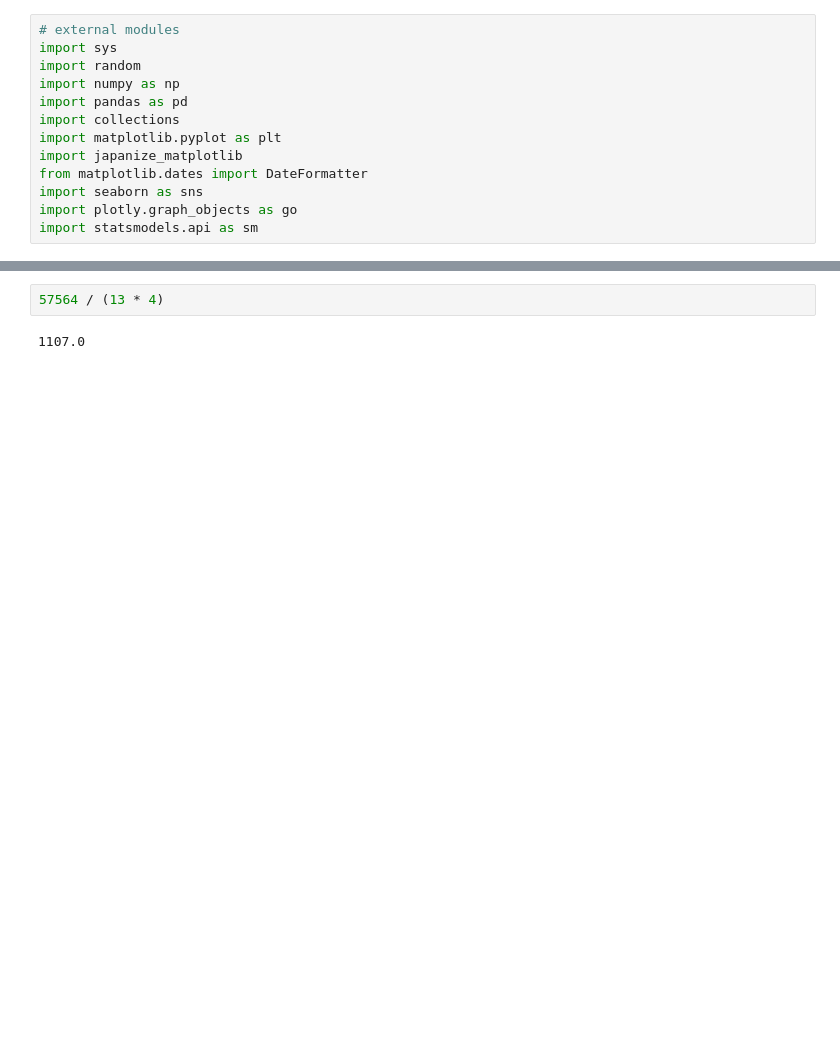
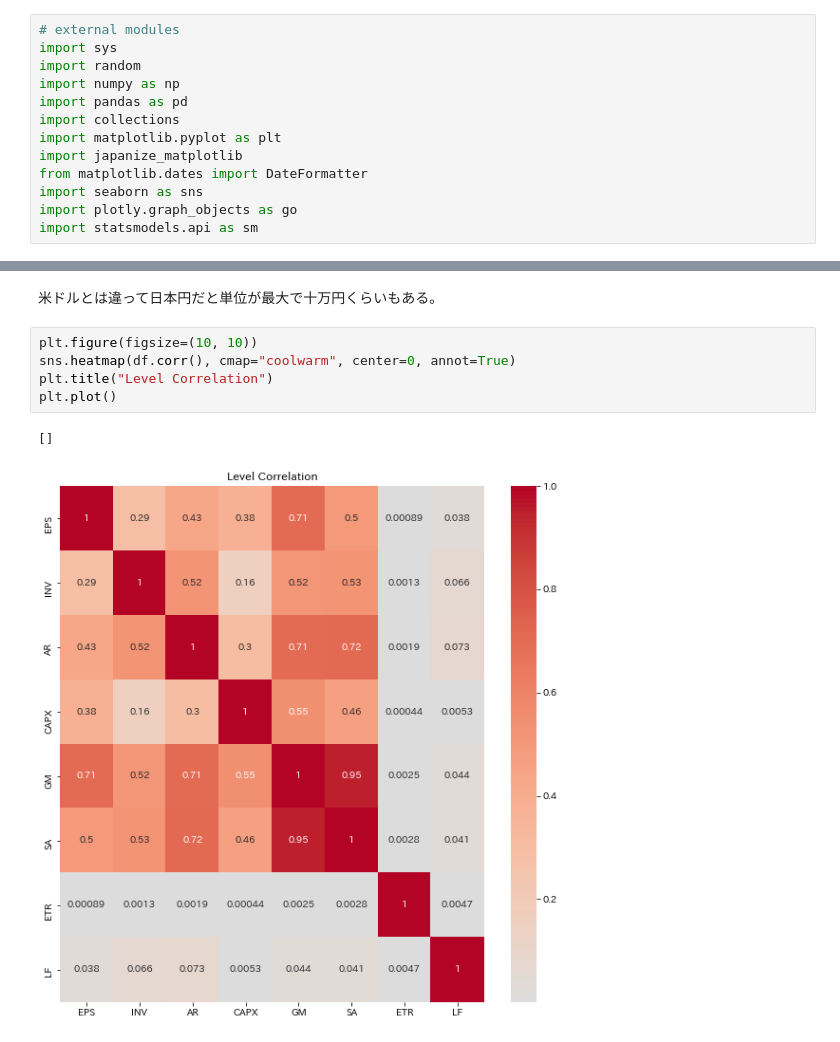
Before and after one commit to hessihan/eps_foracasting, a Jupyter notebook: notebooks/EDA_tidy_df.ipynb, the cells around one changed output, grey strips where cells are left out. Drawn from its saved outputs; the diff is of its cells as text; blank space fills up the shorter version.

```diff
--- a/notebooks/EDA_tidy_df.ipynb
+++ b/notebooks/EDA_tidy_df.ipynb
@@ -78,4 +28,10 @@ df[
-# %%
-57564 / (13 * 4)
-# %% [output]
-1107.0
+# %% [markdown]
+米ドルとは違って日本円だと単位が最大で十万円くらいもある。
+# %%
+plt.figure(figsize=(10, 10))
+sns.heatmap(df.corr(), cmap="coolwarm", center=0, annot=True)
+plt.title("Level Correlation")
+plt.plot()
+# %% [output]
+[]
+[figure, added]
```
Also changed, not shown: parts of 6 cells of this notebook, 8 other files.
